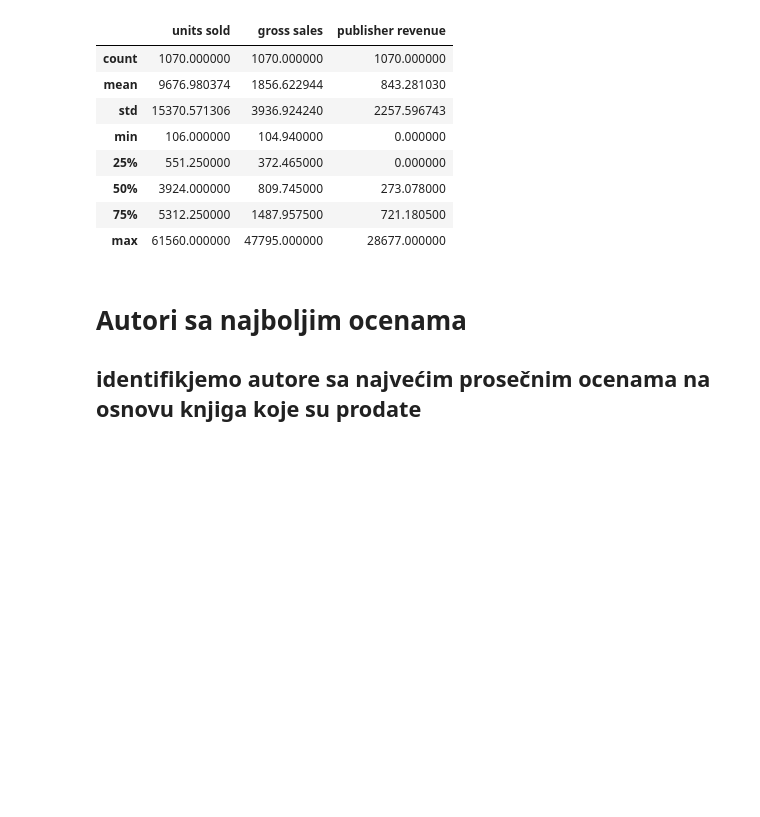
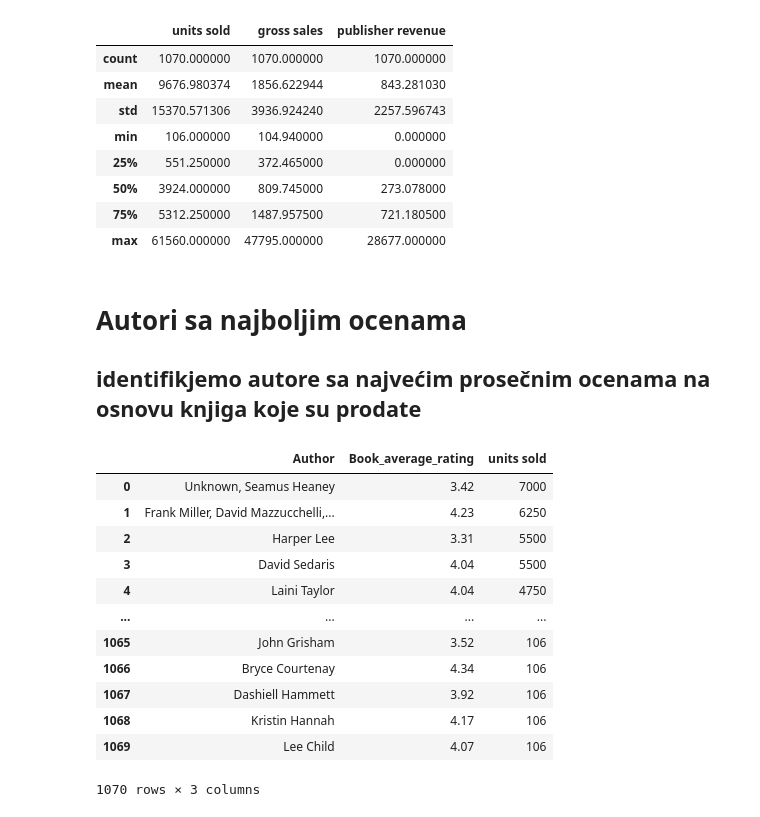
Before and after one commit to lamijakoca/Books_sales-ratings, a Jupyter notebook: books_analysis.ipynb, the cells around one changed output. Saved outputs shown, nothing was run; the diff lists cells and outputs as text; code cells hidden in the pictures; blank space fills up the shorter version.

```diff
--- a/books_analysis.ipynb
+++ b/books_analysis.ipynb
@@ -88,3 +88,20 @@ selected_columns.describe()
 # %% [markdown]
 # Autori sa najboljim ocenama
 ## identifikjemo autore sa najvećim prosečnim ocenama na osnovu knjiga koje su prodate
+# %%
+selected_df = df[["Author","Book_average_rating","units sold"]]
+selected_df
+# %% [output]
+|  | Author | Book_average_rating | units sold |
+| 0 | Unknown, Seamus Heaney | 3.42 | 7000 |
+| 1 | Frank Miller, David Mazzucchelli,... | 4.23 | 6250 |
+| 2 | Harper Lee | 3.31 | 5500 |
+| 3 | David Sedaris | 4.04 | 5500 |
+| 4 | Laini Taylor | 4.04 | 4750 |
+| ... | ... | ... | ... |
+| 1065 | John Grisham | 3.52 | 106 |
+| 1066 | Bryce Courtenay | 4.34 | 106 |
+| 1067 | Dashiell Hammett | 3.92 | 106 |
+| 1068 | Kristin Hannah | 4.17 | 106 |
+| 1069 | Lee Child | 4.07 | 106 |
+1070 rows × 3 columns
```
Also changed, not shown: parts of 5 cells of this notebook.
